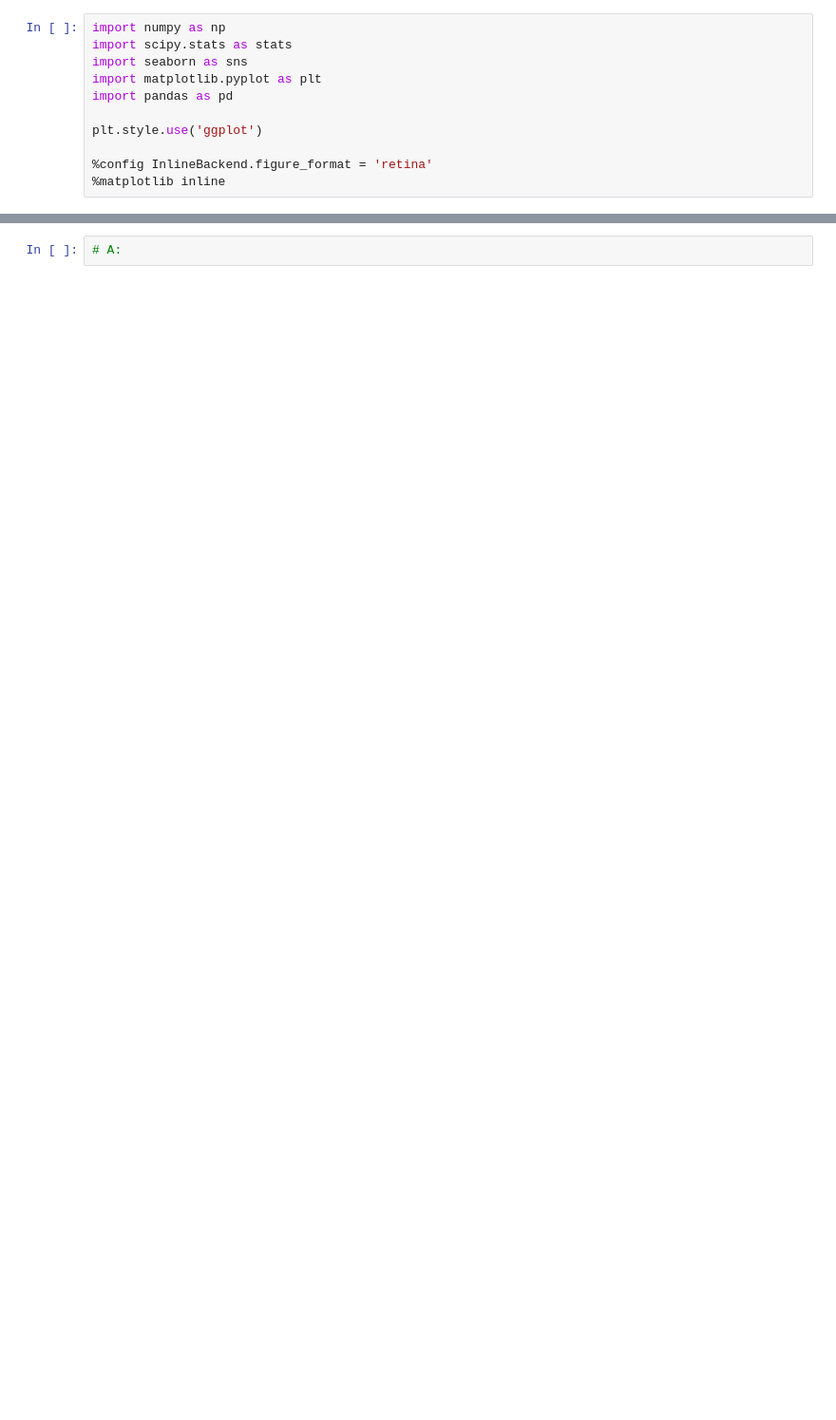
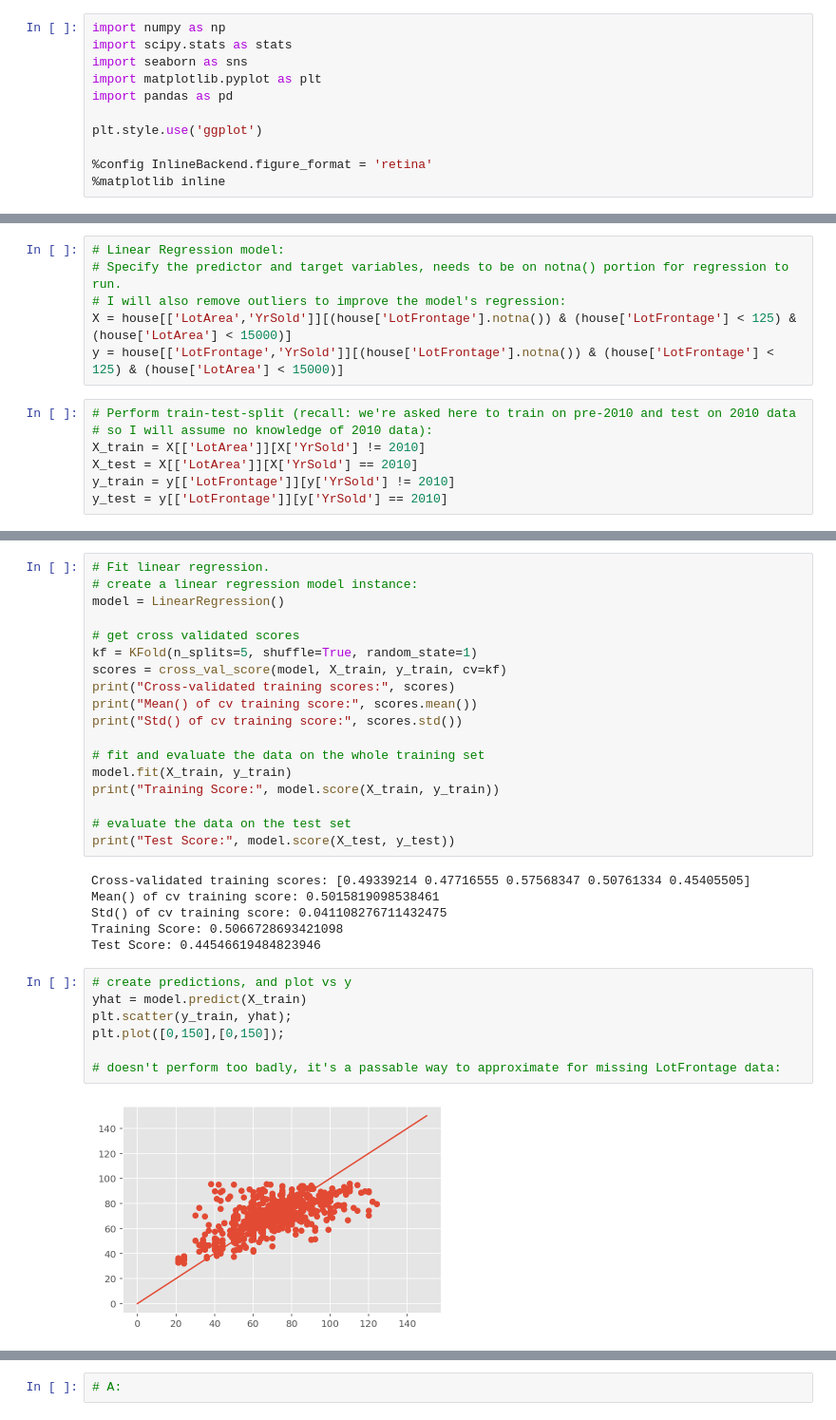
Before and after one commit to a3o1m2/DSI11-lessons, a Jupyter notebook: projects/project-3/project-03-starter.ipynb, the cells around one changed output, grey strips where cells are left out. Shown at 95% size. Cells and saved outputs as stored; diff of their text form; blank space fills up the shorter version.

```diff
--- a/projects/project-3/project-03-starter.ipynb
+++ b/projects/project-3/project-03-starter.ipynb
@@ -89,0 +145,13 @@ house = house[house['MSZoning'].isin(['RH','RL','RP','RM'])]
+# %%
+# Linear Regression model:
+# Specify the predictor and target variables, needs to be on notna() portion for regression to run.
+# I will also remove outliers to improve the model's regression:
+X = house[['LotArea','YrSold']][(house['LotFrontage'].notna()) & (house['LotFrontage'] < 125) & (house['LotArea'] < 15000)]
+y = house[['LotFrontage','YrSold']][(house['LotFrontage'].notna()) & (house['LotFrontage'] < 125) & (house['LotArea'] < 15000)]
+# %%
+# Perform train-test-split (recall: we're asked here to train on pre-2010 and test on 2010 data
+# so I will assume no knowledge of 2010 data):
+X_train = X[['LotArea']][X['YrSold'] != 2010]
+X_test = X[['LotArea']][X['YrSold'] == 2010]
+y_train = y[['LotFrontage']][y['YrSold'] != 2010]
+y_test = y[['LotFrontage']][y['YrSold'] == 2010]
@@ -89,0 +167,33 @@ house = house[house['MSZoning'].isin(['RH','RL','RP','RM'])]
+# %%
+# Fit linear regression.
+# create a linear regression model instance:
+model = LinearRegression()
+
+# get cross validated scores
+kf = KFold(n_splits=5, shuffle=True, random_state=1)
+scores = cross_val_score(model, X_train, y_train, cv=kf)
+print("Cross-validated training scores:", scores)
+print("Mean() of cv training score:", scores.mean())
+print("Std() of cv training score:", scores.std())
+
+# fit and evaluate the data on the whole training set
+model.fit(X_train, y_train)
+print("Training Score:", model.score(X_train, y_train))
+
+# evaluate the data on the test set
+print("Test Score:", model.score(X_test, y_test))
+# %% [output]
+Cross-validated training scores: [0.49339214 0.47716555 0.57568347 0.50761334 0.45405505]
+Mean() of cv training score: 0.5015819098538461
+Std() of cv training score: 0.041108276711432475
+Training Score: 0.5066728693421098
+Test Score: 0.44546619484823946
+# %%
+# create predictions, and plot vs y
+yhat = model.predict(X_train)
+plt.scatter(y_train, yhat);
+plt.plot([0,150],[0,150]);
+
+# doesn't perform too badly, it's a passable way to approximate for missing LotFrontage data:
+# %% [output]
+[figure, added]
```
Also changed, not shown: parts of 50 cells of this notebook, 18 other files.
